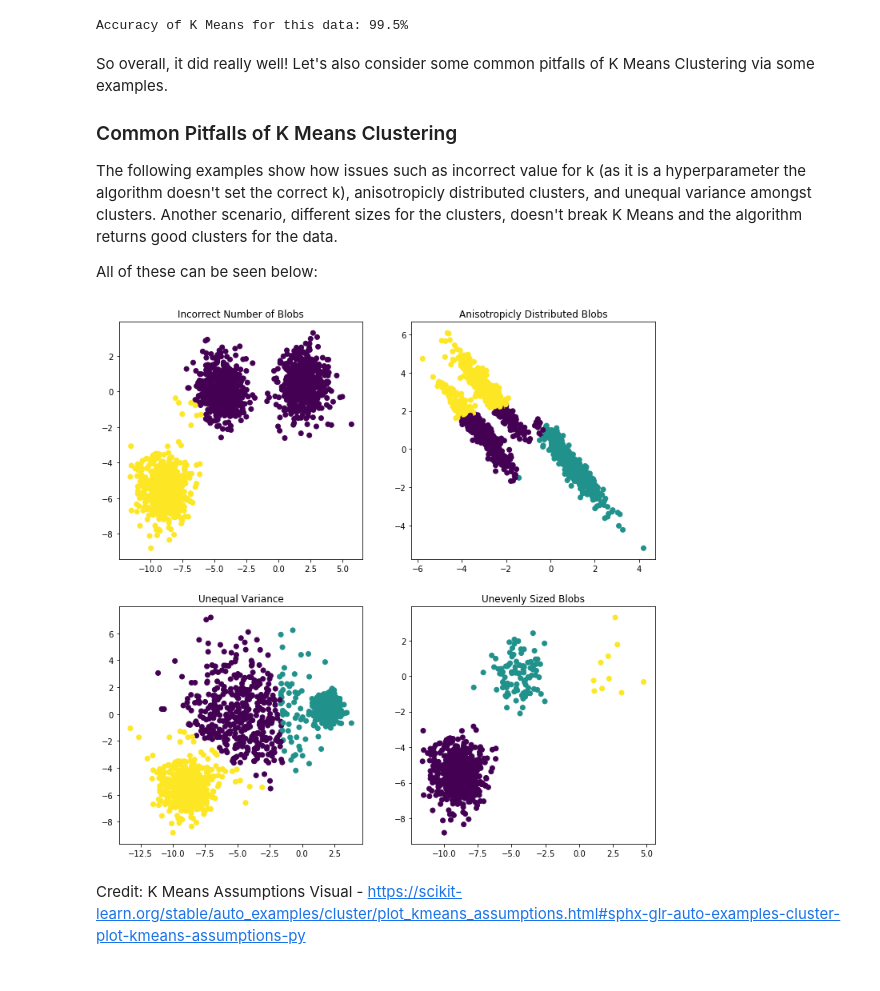
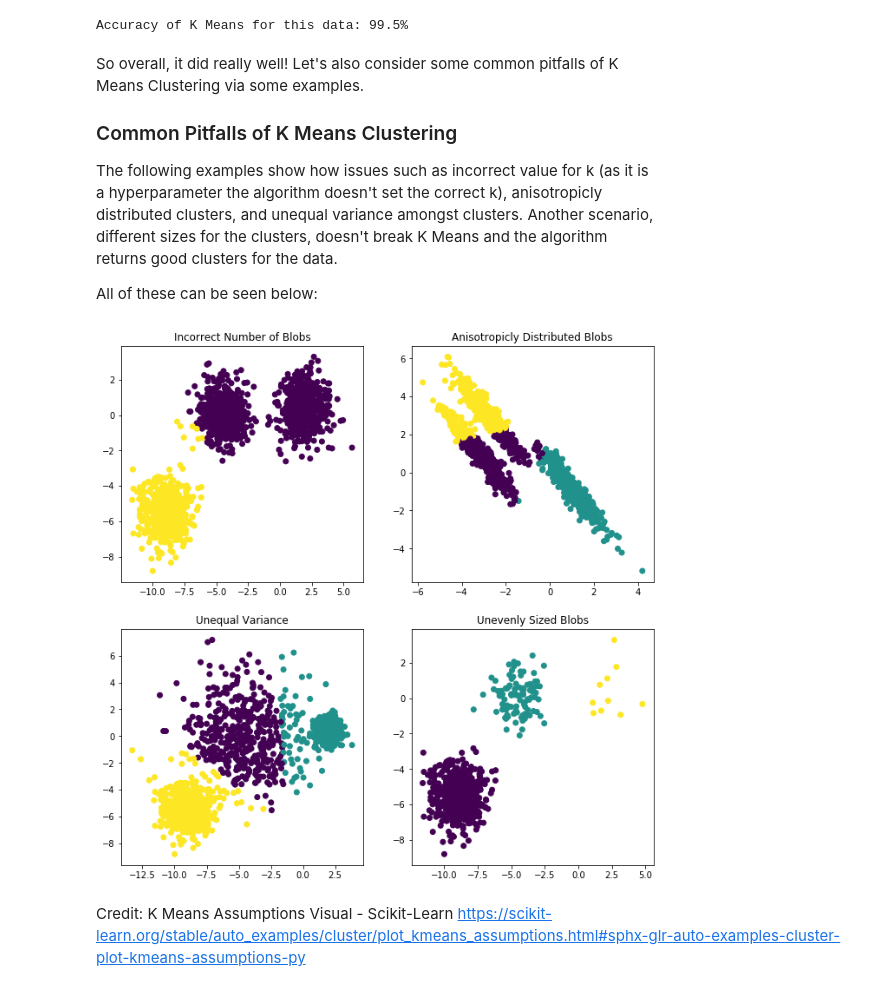
Before and after one commit to vxkr/mofrad_project, a Jupyter notebook: Methods/Classification/KMeans_examples.ipynb, the cells around one changed output. Drawn from its saved outputs; the diff is of its cells as text; code cells hidden in the pictures.

Commit message:
Formatting fix for KMeans

```diff
--- a/Methods/Classification/KMeans_examples.ipynb
+++ b/Methods/Classification/KMeans_examples.ipynb
@@ -99,15 +118,23 @@ print("Accuracy of K Means for this data: " + str(accuracy) + "%")
 # %% [output]
 Accuracy of K Means for this data: 99.5%
 # %% [markdown]
-So overall, it did really well! Let's also consider some common pitfalls of K Means Clustering via some examples.
+So overall, it did really well! Let's also consider some common pitfalls of K
+Means Clustering via some examples.
 
 ### Common Pitfalls of K Means Clustering
 
-The following examples show how issues such as incorrect value for k (as it is a hyperparameter the algorithm doesn't set the correct k), anisotropicly distributed clusters, and unequal variance amongst clusters. Another scenario, different sizes for the clusters, doesn't break K Means and the algorithm returns good clusters for the data.
+The following examples show how issues such as incorrect value for k (as it is
+a hyperparameter the algorithm doesn't set the correct k), anisotropicly
+distributed clusters, and unequal variance amongst clusters. Another scenario,
+different sizes for the clusters, doesn't break K Means and the algorithm
+returns good clusters for the data.
 
 All of these can be seen below:
 # %%
-plt.figure(figsize=(12, 12))
+# Run K Means on some data that doesn't follow some assumptions
+# Then plot it all
+
+plt.figure(figsize=(11, 11))
 
 n_samples = 1500
 random_state = 170
@@ -123,34 +150,34 @@ plt.title("Incorrect Number of Blobs")
 # Anisotropicly distributed data
 transformation = [[0.60834549, -0.63667341], [-0.40887718, 0.85253229]]
 X_aniso = np.dot(X, transformation)
 y_pred = KMeans(n_clusters=3, random_state=random_state).fit_predict(X_aniso)
 
 plt.subplot(222)
 plt.scatter(X_aniso[:, 0], X_aniso[:, 1], c=y_pred)
 plt.title("Anisotropicly Distributed Blobs")
 
 # Different variance
 X_varied, y_varied = make_blobs(n_samples=n_samples,
                                 cluster_std=[1.0, 2.5, 0.5],
                                 random_state=random_state)
 y_pred = KMeans(n_clusters=3, random_state=random_state).fit_predict(X_varied)
 
 plt.subplot(223)
 plt.scatter(X_varied[:, 0], X_varied[:, 1], c=y_pred)
 plt.title("Unequal Variance")
 
 # Unevenly sized blobs
 X_filtered = np.vstack((X[y == 0][:500], X[y == 1][:100], X[y == 2][:10]))
 y_pred = KMeans(n_clusters=3,
                 random_state=random_state).fit_predict(X_filtered)
 
 plt.subplot(224)
 plt.scatter(X_filtered[:, 0], X_filtered[:, 1], c=y_pred)
 plt.title("Unevenly Sized Blobs")
 
 plt.show()
 # %% [output]
-[figure, old version]
+[figure, new version]
 # %% [markdown]
 Credit:
-K Means Assumptions Visual - https://scikit-learn.org/stable/auto_examples/cluster/plot_kmeans_assumptions.html#sphx-glr-auto-examples-cluster-plot-kmeans-assumptions-py
+K Means Assumptions Visual - Scikit-Learn https://scikit-learn.org/stable/auto_examples/cluster/plot_kmeans_assumptions.html#sphx-glr-auto-examples-cluster-plot-kmeans-assumptions-py
```
Also changed, not shown: parts of 7 cells of this notebook.
